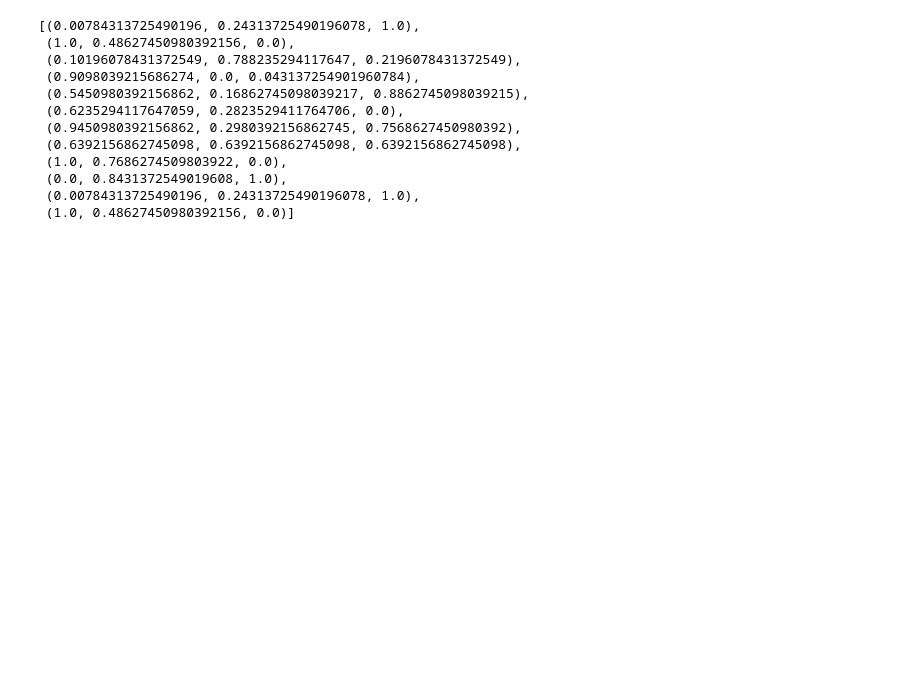
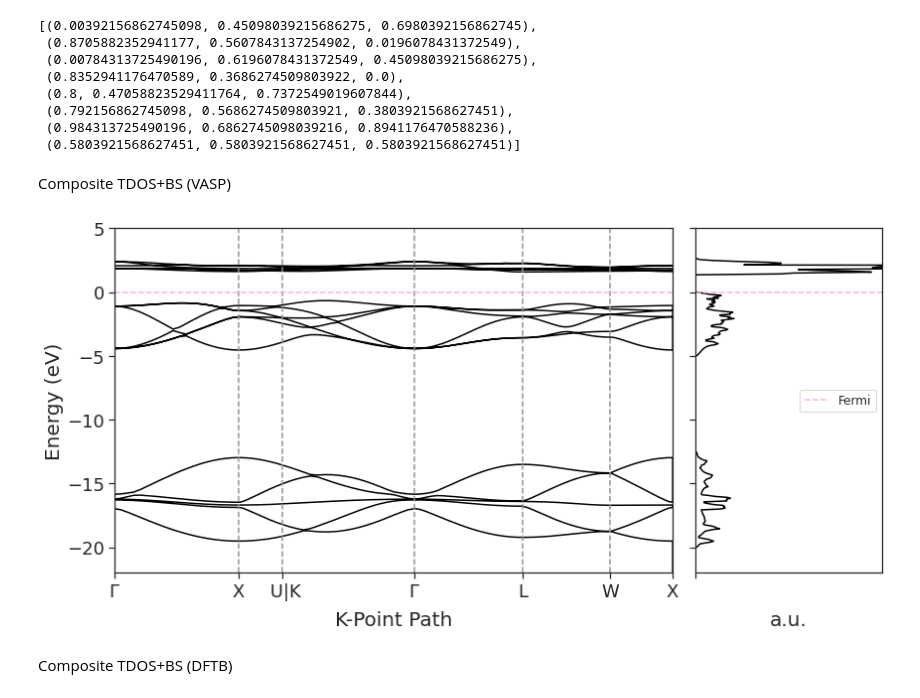
Before and after one commit to ajense28/Python-Scripts, a Jupyter notebook: plotAllCeO2.ipynb, the cells around one changed output. Cells and saved outputs as stored; diff of their text form; code cells hidden in the pictures; blank space fills up the shorter version.

```diff
--- a/plotAllCeO2.ipynb
+++ b/plotAllCeO2.ipynb
@@ -1,9 +1,10 @@
 # %%
-#!pip install seaborn numpy matplotlib phonopy phono3py
+#!pip install seaborn numpy matplotlib phonopy phono3py pyyaml
 import numpy as np
 import seaborn as sns
 import pandas as pd
 #import phono3py as pn
+import yaml as yaml
 
 import matplotlib.pylab as plt
 from matplotlib import rcParams
@@ -12,26 +13,24 @@ import matplotlib.cbook as cbook
 from matplotlib.lines import Line2D
 
 rcParams.update({'figure.autolayout': True})
-sns.set_style("whitegrid", rc={"axes.edgecolor": "k"})
+sns.set_style("whitegrid", rc={"axes.edgecolor": "k", "axes.linewidth":2.})
 sns.set_style("ticks", {"xtick.major.size":8,"ytick.major.size":8})
 
-sns.set_context("notebook",rc={"grid.linewidth": 0,
-                            "font.family":"Helvetica", "axes.labelsize":24.,"xtick.labelsize":24.,
-                            "ytick.labelsize":24., "legend.fontsize":20.}) # https://seaborn.pydata.org/tutorial/aesthetics.html
+sns.set_context("notebook",rc={"grid.linewidth": 0.1,
+                            "font.family":"Helvetica", "axes.labelsize":20.,"xtick.labelsize":18.,
+                            "ytick.labelsize":18., "legend.fontsize":12.,"title.labelsize":14.}) # https://seaborn.pydata.org/tutorial/aesthetics.html
 
-colors = sns.color_palette("bright", 12) #https://seaborn.pydata.org/tutorial/color_palettes.html
+colors = sns.color_palette("colorblind", 8) #https://seaborn.pydata.org/tutorial/color_palettes.html
 
 display(colors)
+# color key: main element = 'k', additional elements = colors[0,1,2,...], fermi = colors[6], kpoints = colors[7]
+# have dft='k' 'solid'; gfn1=colors[10] 'dotted'; gfn2=colors[11] 'dashed'
 # %% [output]
-[(0.00784313725490196, 0.24313725490196078, 1.0),
- (1.0, 0.48627450980392156, 0.0),
- (0.10196078431372549, 0.788235294117647, 0.2196078431372549),
- (0.9098039215686274, 0.0, 0.043137254901960784),
- (0.5450980392156862, 0.16862745098039217, 0.8862745098039215),
- (0.6235294117647059, 0.2823529411764706, 0.0),
- (0.9450980392156862, 0.2980392156862745, 0.7568627450980392),
- (0.6392156862745098, 0.6392156862745098, 0.6392156862745098),
- (1.0, 0.7686274509803922, 0.0),
- (0.0, 0.8431372549019608, 1.0),
- (0.00784313725490196, 0.24313725490196078, 1.0),
- (1.0, 0.48627450980392156, 0.0)]
+[(0.00392156862745098, 0.45098039215686275, 0.6980392156862745),
+ (0.8705882352941177, 0.5607843137254902, 0.0196078431372549),
+ (0.00784313725490196, 0.6196078431372549, 0.45098039215686275),
+ (0.8352941176470589, 0.3686274509803922, 0.0),
+ (0.8, 0.47058823529411764, 0.7372549019607844),
+ (0.792156862745098, 0.5686274509803921, 0.3803921568627451),
+ (0.984313725490196, 0.6862745098039216, 0.8941176470588236),
+ (0.5803921568627451, 0.5803921568627451, 0.5803921568627451)]
@@ -63,0 +37,45 @@ def location_kpts_dft(kpoints, bands): # input vector of KPOINTS and REFORMATTED
+# %% [markdown]
+Composite TDOS+BS (VASP)
+# %%
+# band structure and density of states
+fig, axs = plt.subplots(nrows=1, ncols=2,sharey=True,figsize=(12,6),gridspec_kw={'width_ratios': [3, 1]})
+#fig.suptitle('Cerium(IV) Oxide VASP Results',fontsize=18)
+plt.subplot(121)
+dos = np.array(np.loadtxt('./plot-src/CeO2_VASP_TDOS.dat'))
+bands = np.array(np.loadtxt('./plot-src/CeO2_VASP_BAND.dat'))
+fermi = ((-1.30344) -1.42856)/2 # vasp says -7.186082, I set to midway between upper peaks
+
+kpts = [[0,0,0],[0,1,0],[0.5,0.75,0.25],[0,0,0],[0.5,0.5,0.5],[0,1,0]]
+kpath = [bands[0,0],bands[19,0],bands[39,0],bands[59,0],bands[79,0],bands[99,0],bands[119,0]]
+bands_pts = len(bands[:,0])
+bands=np.c_[bands, np.zeros(bands_pts)]
+for i in range(bands_pts):
+    #display(i)
+    bands[i,3] = (bands[i,1]+bands[i,2])/2
+plt.plot(bands[:,0], bands[:,3]-(fermi), color='black')
+plt.xticks(kpath,['$\Gamma$', 'X',' U|K', '$\Gamma$', 'L' ,'W' ,'X'])
+plt.yticks(fontsize=18)
+plt.vlines(kpath[1:-1],-22,5,color=colors[7],linestyle='dashed')
+plt.hlines(0,0,5.12846,color=colors[6],linestyle='dashed',label='fermi')
+plt.xlim(0,5.12846)
+plt.ylim(-22,5)
+plt.xlabel('K-Point Path', labelpad = 10)
+plt.ylabel('Energy (eV)', labelpad = 3)
+#plt.title('Band Structure')
+
+plt.subplot(122) # not sure how to make less wide
+plt.plot((dos[:,1]-dos[:,2])/5, dos[:,0], color='black')
+plt.hlines(0,0,20,color=colors[6],linestyle='dashed',label='Fermi')
+plt.xticks([0,5],[' ',' '])
+plt.xlabel('a.u.',  labelpad = 10)
+plt.ylim(-22,5)
+plt.xlim(0,4.75)
+#plt.title('Density of States')
+plt.legend(loc='center right')
+
+plt.savefig('./plot-fig/CeO2_VASP_Composite.jpeg',  bbox_inches='tight', pad_inches = 1, dpi=400)
+plt.show() #plt.close() #
+# %% [output]
+[figure, added]
+# %% [markdown]
+Composite TDOS+BS (DFTB)
```
Also changed, not shown: parts of 30 cells of this notebook, 1 other file.
